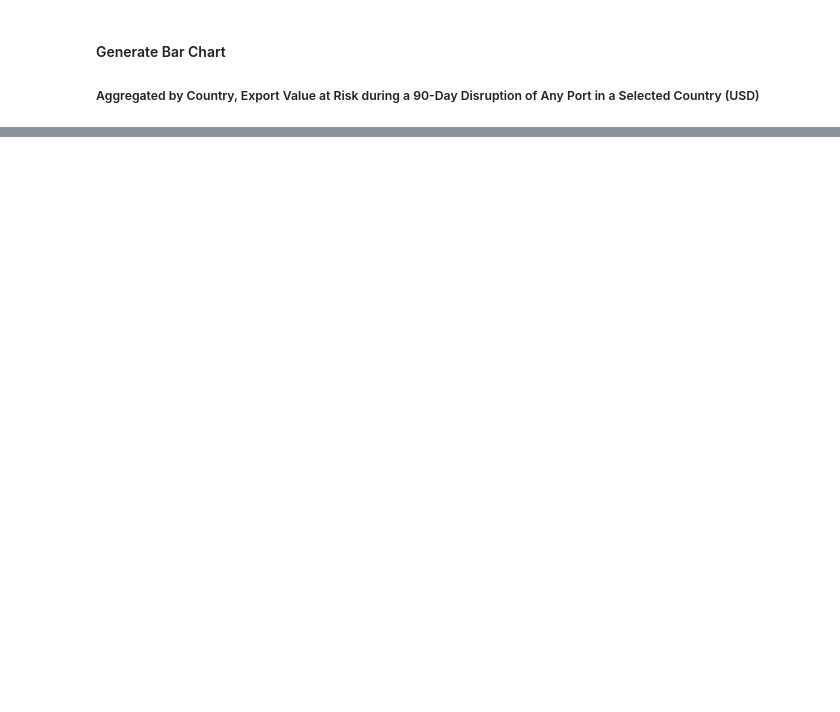
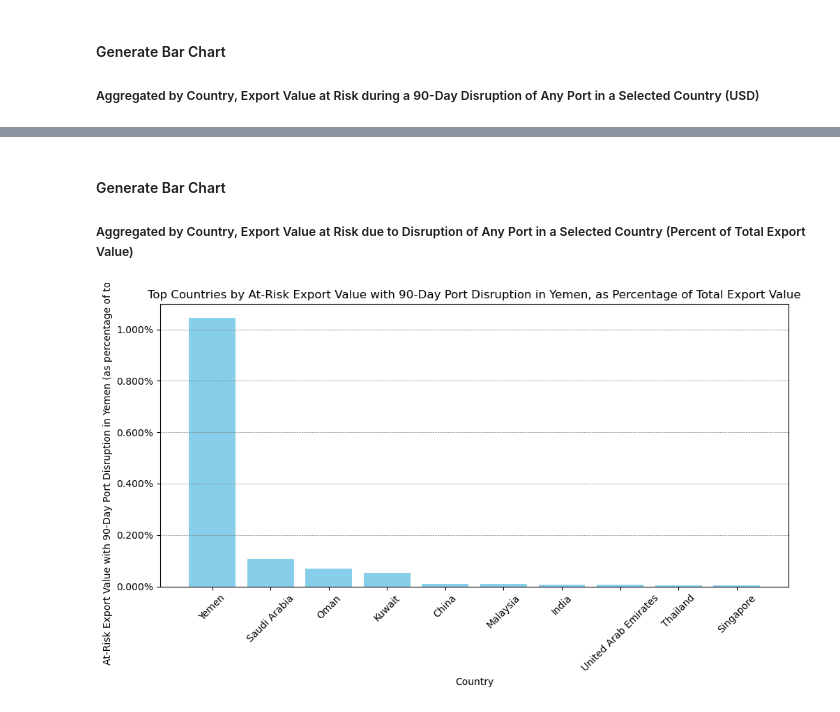
Before and after one commit to datapartnership/red-sea-monitoring, a Jupyter notebook: _sources/notebooks/spill/spill.ipynb, the cells around one changed output, grey strips where cells are left out. Drawn from its saved outputs; the diff is of its cells as text; code cells hidden in the pictures; blank space fills up the shorter version.

```diff
--- a/_sources/notebooks/spill/spill.ipynb
+++ b/_sources/notebooks/spill/spill.ipynb
@@ -180,0 +149,19 @@ top_ten_exporters
+# %%
+# Calculate total export value for each country to all destinations
+total_export_to_all_countries = data_df[data_df['industry'] == 'Total'].groupby('from_country')['daily_export_value_at_risk'].sum().reset_index()
+total_export_to_all_countries.rename(columns={'daily_export_value_at_risk': 'total_export_value_to_all'}, inplace=True)
+
+# Merge this with the top_ten_exporters DataFrame
+top_ten_exporters_with_total = pd.merge(top_ten_exporters, total_export_to_all_countries, on='from_country', how='left')
+
+# Calculate percent of total export value to selected country out of total export value to all countries
+top_ten_exporters_with_total['portion_of_total_export_to_Country'] = (top_ten_exporters_with_total['daily_export_value_at_risk'] / top_ten_exporters_with_total['total_export_value_to_all'])
+
+# Sort the DataFrame by 'portion_of_total_export_to_Country' in descending order
+sorted_by_portion_to_yemen = top_ten_exporters_with_total.sort_values(by='portion_of_total_export_to_Country', ascending=False)
+
+# Select the top ten countries based on the largest 'portion_of_total_export_to_Country'
+top_ten_countries_by_portion_to_country = sorted_by_portion_to_yemen.head(10)
+
+# Now, 'top_ten_countries_by_portion_to_yemen' contains the top ten countries in terms of portion of total export to Yemen.
+top_ten_countries_by_portion_to_country
@@ -180,0 +180,24 @@ top_ten_exporters
+# %% [markdown]
+#### Generate Bar Chart
+##### Aggregated by Country, Export Value at Risk due to Disruption of Any Port in a Selected Country (Percent of Total Export Value)
+# %%
+import matplotlib.pyplot as plt
+from matplotlib.ticker import PercentFormatter
+
+plt.figure(figsize=(10, 6))
+plt.bar(top_ten_countries_by_portion_to_country['from_country'], top_ten_countries_by_portion_to_country['portion_of_total_export_to_Country'], color='skyblue')
+plt.title('Top Countries by At-Risk Export Value with 90-Day Port Disruption in Yemen, as Percentage of Total Export Value')
+plt.xlabel('Country')
+plt.ylabel('At-Risk Export Value with 90-Day Port Disruption in Yemen (as percentage of total exports)')
+plt.xticks(rotation=45)
+plt.grid(axis='y', color='gray', linestyle='--', linewidth=0.5)
+plt.tight_layout()
+
+# Adjust the y-axis labels to reflect percentages with 3 decimal places
+plt.gca().yaxis.set_major_formatter(PercentFormatter(1, 3))
+
+# Display the adjusted plot
+plt.savefig('images/value-percent.png')
+plt.show()
+# %% [output]
+[figure, added]
```
Also changed, not shown: parts of 10 cells of this notebook, 7 other files.
